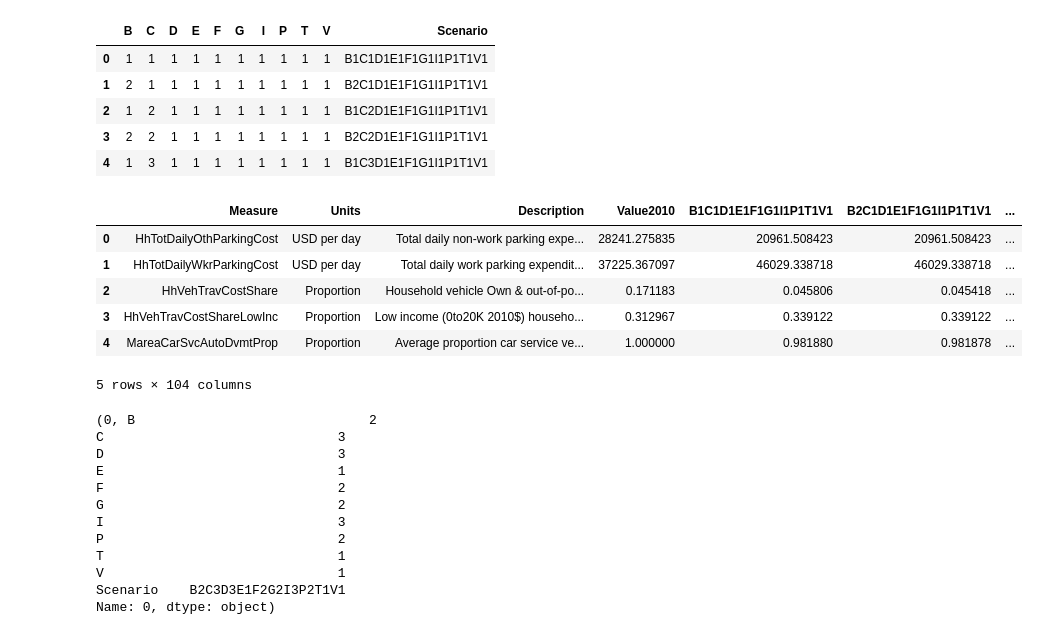
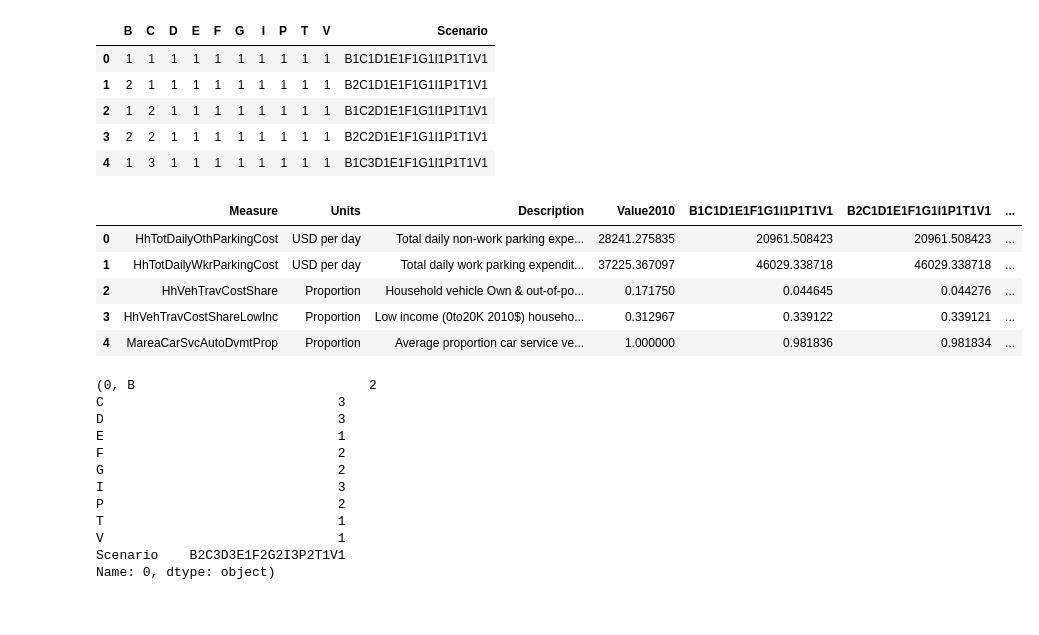
Before and after one commit to dongmeic/PythonLearning, a Jupyter notebook: Work/scenario_json.py.ipynb, the cells around one changed output. Drawn from its saved outputs; the diff is of its cells as text; code cells hidden in the pictures.

```diff
--- a/Work/scenario_json.py.ipynb
+++ b/Work/scenario_json.py.ipynb
@@ -26,16 +26,15 @@ scen.head()
 | 3 | 2 | 2 | 1 | 1 | 1 | 1 | 1 | 1 | 1 | 1 | B2C2D1E1F1G1I1P1T1V1 |
 | 4 | 1 | 3 | 1 | 1 | 1 | 1 | 1 | 1 | 1 | 1 | B1C3D1E1F1G1I1P1T1V1 |
 # %%
-meas = pd.read_csv(f'{inpath}/output/Measures_Sensitivity_Output_4.csv')
+meas = pd.read_csv(f'{inpath}/output/Measures_Sensitivity_Output_5.csv')
 meas.head()
 # %% [output]
 |  | Measure | Units | Description | Value2010 | B1C1D1E1F1G1I1P1T1V1 | B2C1D1E1F1G1I1P1T1V1 | ... |
 | 0 | HhTotDailyOthParkingCost | USD per day | Total daily non-work parking expe... | 28241.275835 | 20961.508423 | 20961.508423 | ... |
 | 1 | HhTotDailyWkrParkingCost | USD per day | Total daily work parking expendit... | 37225.367097 | 46029.338718 | 46029.338718 | ... |
-| 2 | HhVehTravCostShare | Proportion | Household vehicle Own & out-of-po... | 0.171183 | 0.045806 | 0.045418 | ... |
-| 3 | HhVehTravCostShareLowInc | Proportion | Low income (0to20K 2010$) househo... | 0.312967 | 0.339122 | 0.339122 | ... |
-| 4 | MareaCarSvcAutoDvmtProp | Proportion | Average proportion car service ve... | 1.000000 | 0.981880 | 0.981878 | ... |
+| 2 | HhVehTravCostShare | Proportion | Household vehicle Own & out-of-po... | 0.171750 | 0.044645 | 0.044276 | ... |
+| 3 | HhVehTravCostShareLowInc | Proportion | Low income (0to20K 2010$) househo... | 0.312967 | 0.339122 | 0.339121 | ... |
+| 4 | MareaCarSvcAutoDvmtProp | Proportion | Average proportion car service ve... | 1.000000 | 0.981836 | 0.981834 | ... |
-5 rows × 104 columns
 # %%
 for x in scen.iterrows():
     print(x)
```
Also changed, not shown: parts of 5 cells of this notebook.
